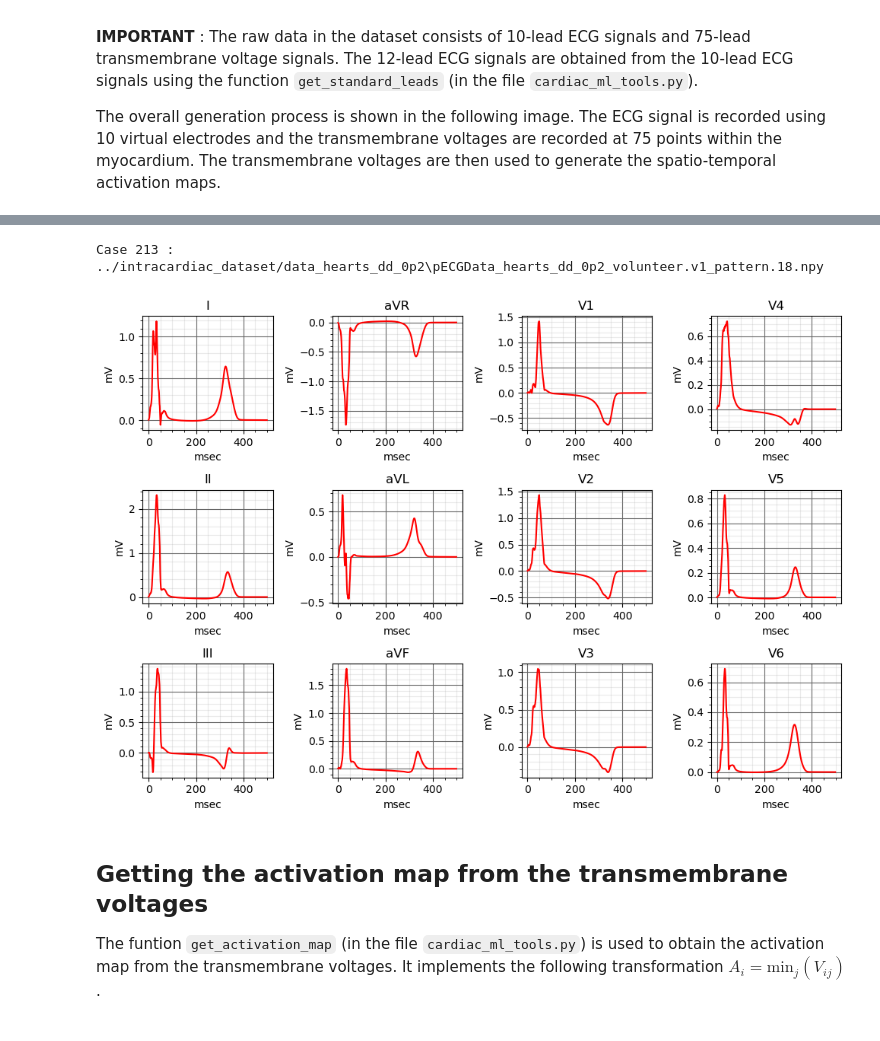
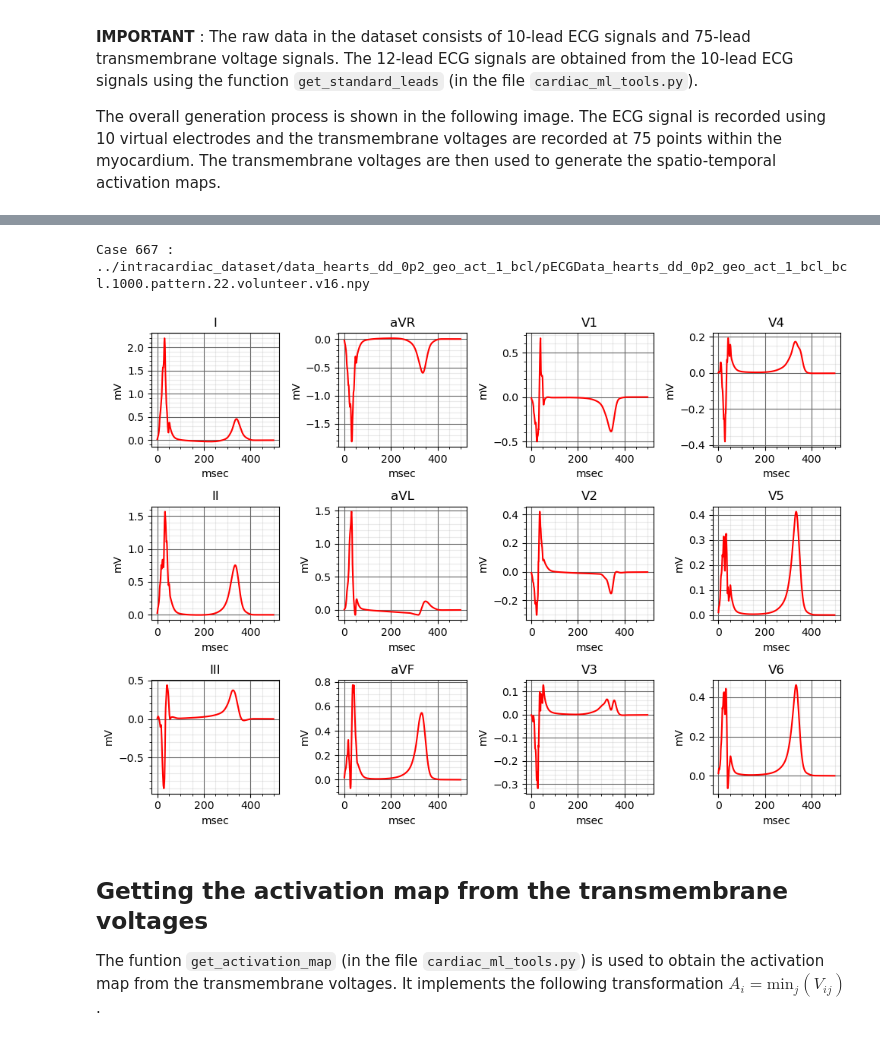
Before and after one commit to kh-bh/DSC_2024_Space_Jam, a Jupyter notebook: Task_Three/task_3_getting_started.ipynb, the cells around one changed output, grey strips where cells are left out. Drawn from its saved outputs; the diff is of its cells as text; code cells hidden in the pictures.

```diff
--- a/Task_Three/task_3_getting_started.ipynb
+++ b/Task_Three/task_3_getting_started.ipynb
@@ -99,36 +99,36 @@ $$
 $$
 # %%
 # Example of file pair
-case = 213
+case = 667
 # ECG plot
 row = 3
 column = 4
 num_timesteps = 500
 plt.figure(figsize=(10, 7))
 titles = ["I", "II", "III", "aVR", "aVL", "aVF", "V1", "V2", "V3", "V4", "V5", "V6"]
 reorder = {1:1,2:5,3:9,4:2,5:6,6:10,7:3,8:7,9:11,10:4,11:8,12:12} # reorder the leads to standard 12-lead ECG display
 
 print('Case {} : {}'.format(case, file_pairs[case][0]))
 pECGData = np.load(file_pairs[case][0])
 pECGData = get_standard_leads(pECGData)
 
 # create a figure with 12 subplots
 for i in range(pECGData.shape[1]):
     plt.subplot(row, column, reorder[i + 1])
     plt.plot(pECGData[0:num_timesteps,i],'r')
     plt.title(titles[i])
     plt.grid(visible=True, which='major', color='#666666', linestyle='-')
     plt.minorticks_on()
     plt.grid(visible=True, which='minor', color='#999999', linestyle='-', alpha=0.2)
     plt.xlabel('msec')
     plt.ylabel('mV')
 plt.tight_layout()
 plt.show()
 # close
 plt.close()
 # %% [output]
-Case 213 : ../intracardiac_dataset/data_hearts_dd_0p2\pECGData_hearts_dd_0p2_volunteer.v1_pattern.18.npy
+Case 667 : ../intracardiac_dataset/data_hearts_dd_0p2_geo_act_1_bcl/pECGData_hearts_dd_0p2_geo_act_1_bcl_bcl.1000.pattern.22.volunteer.v16.npy
-[figure, old version]
+[figure, new version]
 # %% [markdown]
 ## Getting the activation map from the transmembrane voltages
 
```
Also changed, not shown: parts of 4 cells of this notebook.
